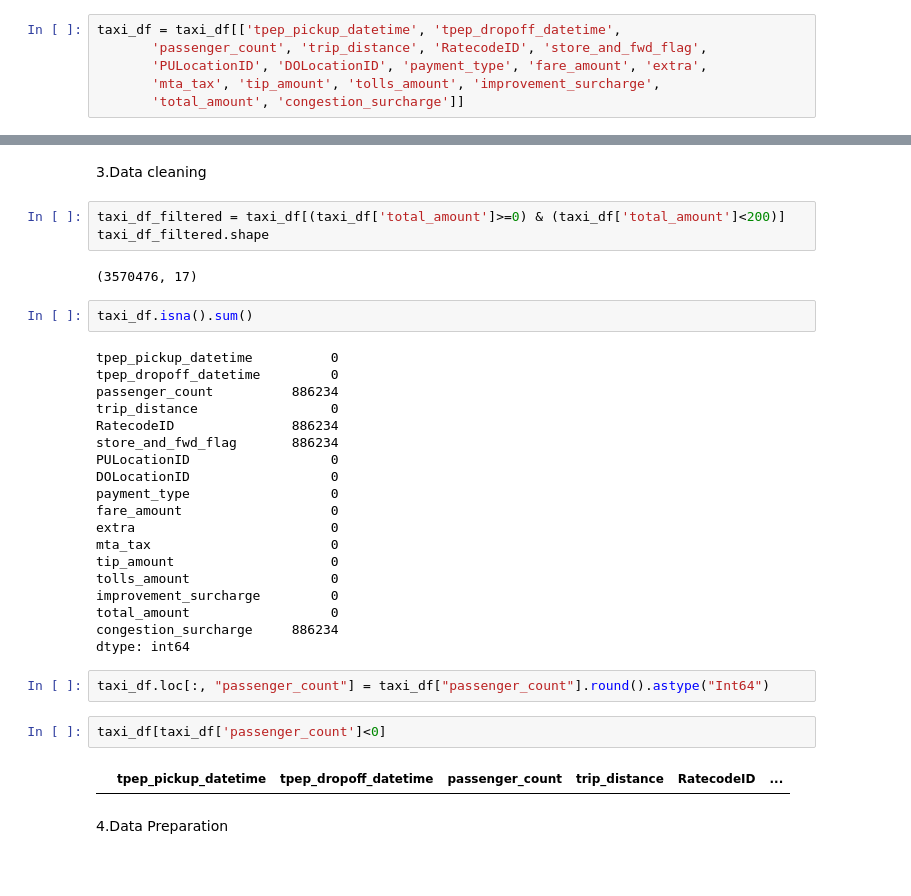
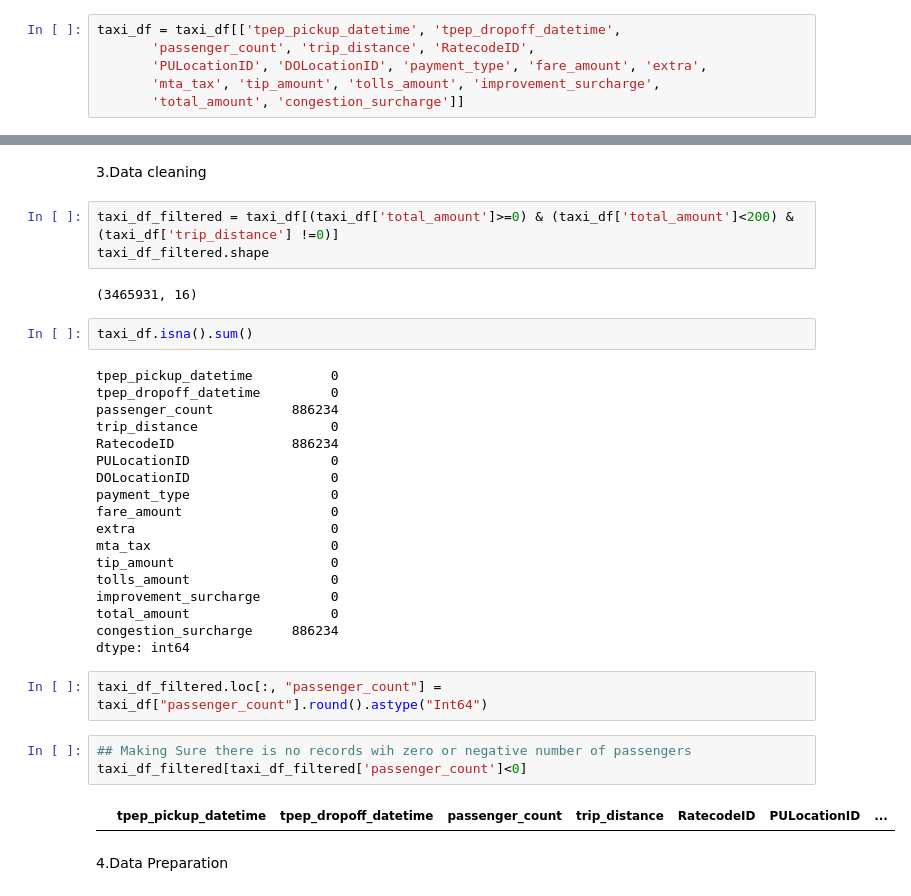
Before and after one commit to berns10ik/NY-Taxi-analysis, a Jupyter notebook: main.ipynb, the cells around one changed output, grey strips where cells are left out. Saved outputs shown, nothing was run; the diff lists cells and outputs as text; blank space fills up the shorter version.

```diff
--- a/main.ipynb
+++ b/main.ipynb
@@ -41,7 +41,7 @@ Index(['VendorID', 'tpep_pickup_datetime', 'tpep_dropoff_datetime',
       dtype='object')
 # %%
 taxi_df = taxi_df[['tpep_pickup_datetime', 'tpep_dropoff_datetime',
-       'passenger_count', 'trip_distance', 'RatecodeID', 'store_and_fwd_flag',
+       'passenger_count', 'trip_distance', 'RatecodeID',
        'PULocationID', 'DOLocationID', 'payment_type', 'fare_amount', 'extra',
        'mta_tax', 'tip_amount', 'tolls_amount', 'improvement_surcharge',
        'total_amount', 'congestion_surcharge']]
@@ -143,10 +124,10 @@ taxi_df.loc[:, "total_amount"] = taxi_df["total_amount"].abs()
 # %% [markdown]
 3.Data cleaning
 # %%
-taxi_df_filtered = taxi_df[(taxi_df['total_amount']>=0) & (taxi_df['total_amount']<200)]
+taxi_df_filtered = taxi_df[(taxi_df['total_amount']>=0) & (taxi_df['total_amount']<200) & (taxi_df['trip_distance'] !=0)]
 taxi_df_filtered.shape
 # %% [output]
-(3570476, 17)
+(3465931, 16)
 # %%
 taxi_df.isna().sum()
 # %% [output]
@@ -155,7 +136,6 @@ tpep_dropoff_datetime         0
 passenger_count          886234
 trip_distance                 0
 RatecodeID               886234
-store_and_fwd_flag       886234
 PULocationID                  0
 DOLocationID                  0
 payment_type                  0
@@ -169,11 +149,12 @@ total_amount                  0
 congestion_surcharge     886234
 dtype: int64
 # %%
-taxi_df.loc[:, "passenger_count"] = taxi_df["passenger_count"].round().astype("Int64")
+taxi_df_filtered.loc[:, "passenger_count"] = taxi_df["passenger_count"].round().astype("Int64")
 # %%
-taxi_df[taxi_df['passenger_count']<0]
+## Making Sure there is no records wih zero or negative number of passengers
+taxi_df_filtered[taxi_df_filtered['passenger_count']<0]
 # %% [output]
-|  | tpep_pickup_datetime | tpep_dropoff_datetime | passenger_count | trip_distance | RatecodeID | ... |
+|  | tpep_pickup_datetime | tpep_dropoff_datetime | passenger_count | trip_distance | RatecodeID | PULocationID | ... |
 # %% [markdown]
 4.Data Preparation
 # %%
```
Also changed, not shown: parts of 107 cells of this notebook, 1 other file.
